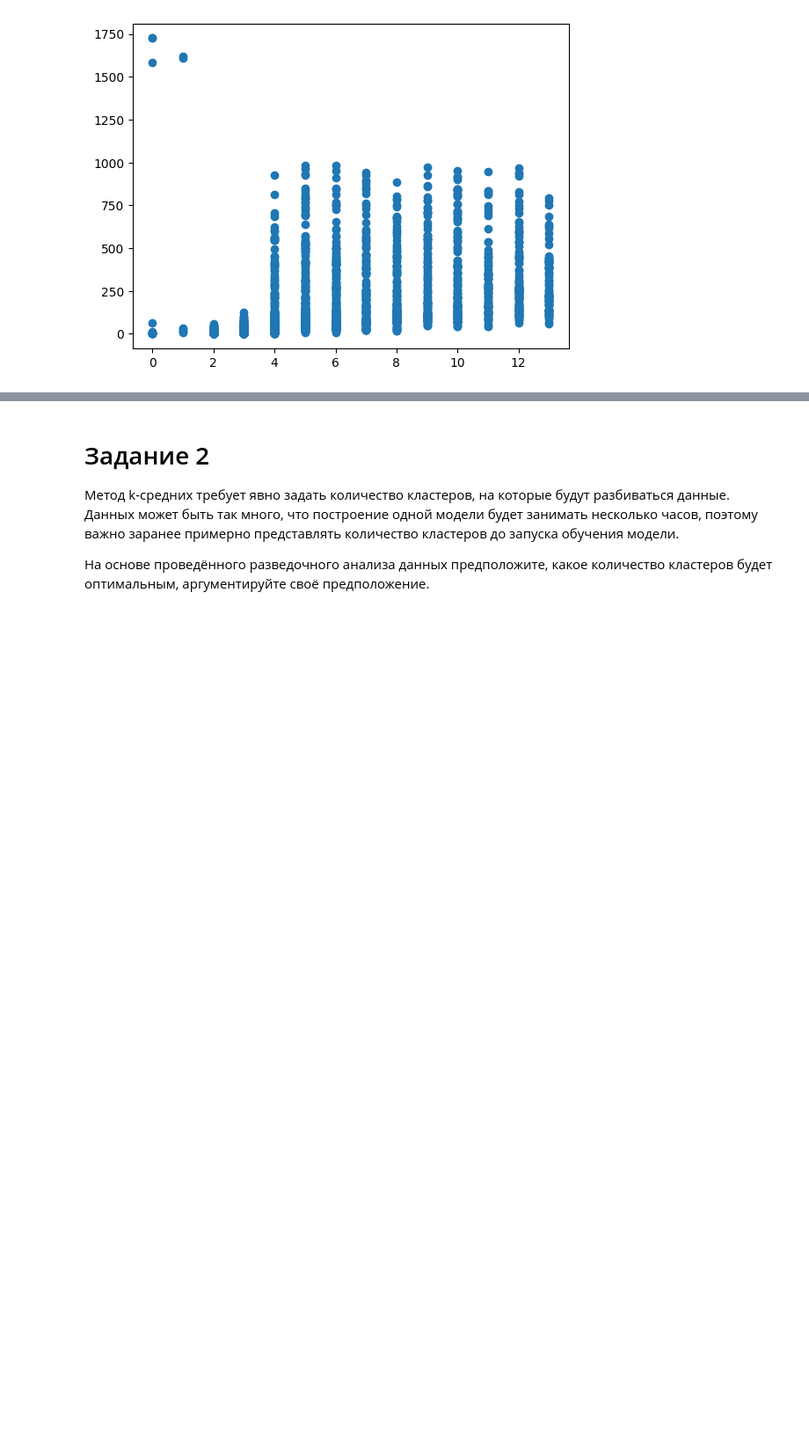
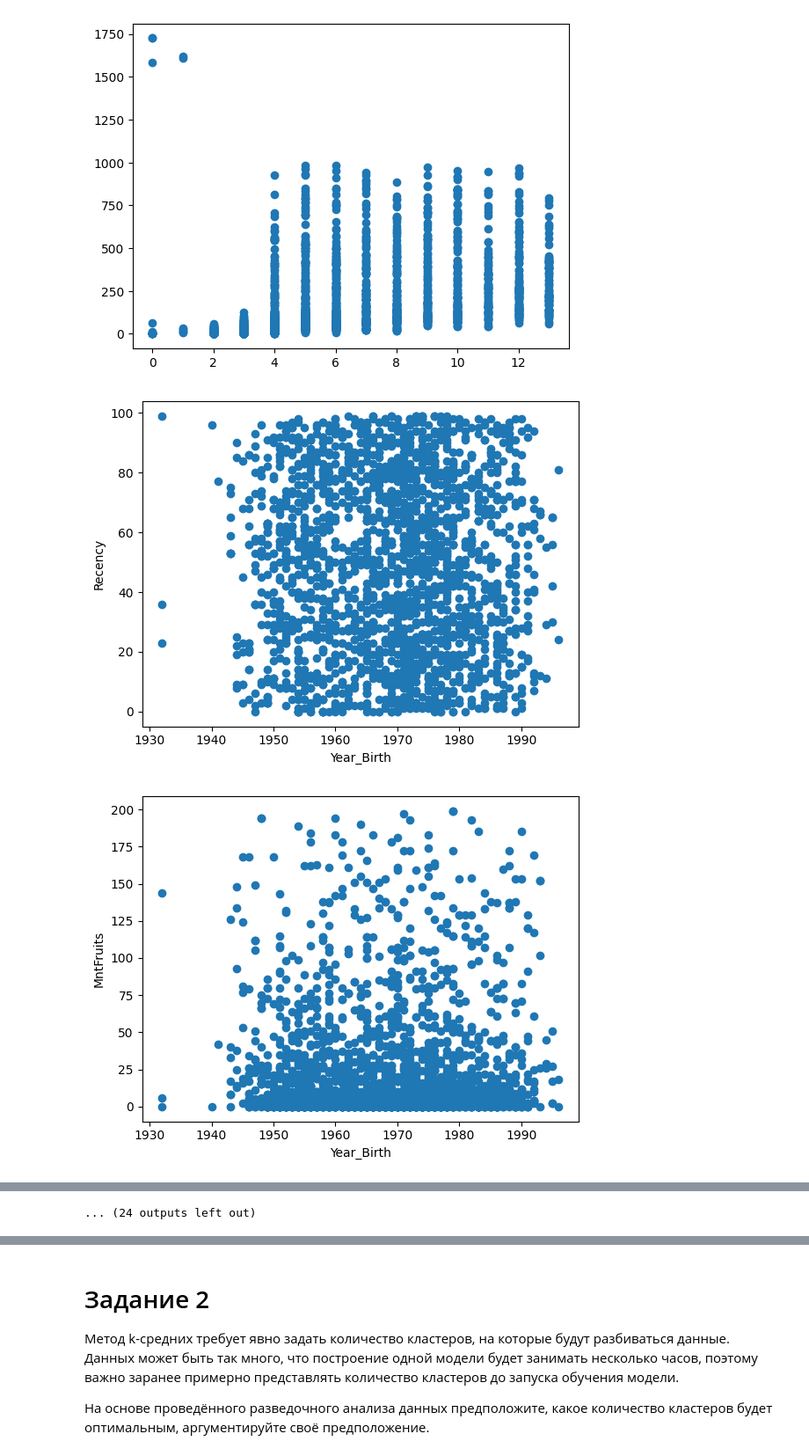
Before and after one commit to IgorKolotushkin/machine_learning_ds, a Jupyter notebook: hw11/Практическая работа. Метод k-средних. Интерпретация.ipynb, the cells around one changed output, grey strips where cells are left out. Shown at 88% size. Saved outputs shown, nothing was run; the diff lists cells and outputs as text; code cells hidden in the pictures; blank space fills up the shorter version.

```diff
--- a/hw11/Практическая работа. Метод k-средних. Интерпретация.ipynb
+++ b/hw11/Практическая работа. Метод k-средних. Интерпретация.ipynb
@@ -132,9 +132,14 @@ plt.scatter(df['NumStorePurchases'], df['MntMeatProducts'])
 [figure]
 # %%
 from itertools import combinations
-num_columns = df_corr.columns
+num_columns = df_corr.drop(columns=['ID']).columns
 
 
 for n in combinations(num_columns, r=2):
     plt.scatter(df[n[0]], df[n[1]])
+    plt.xlabel(n[0])
+    plt.ylabel(n[1])
     plt.show()
+# %% [output]
+[figure, added]
+[figure, added]
@@ -141 +156,2 @@ for n in combinations(num_columns, r=2):
+... (24 outputs left out)
 # %%
```
Also changed, not shown: parts of 4 cells of this notebook.
